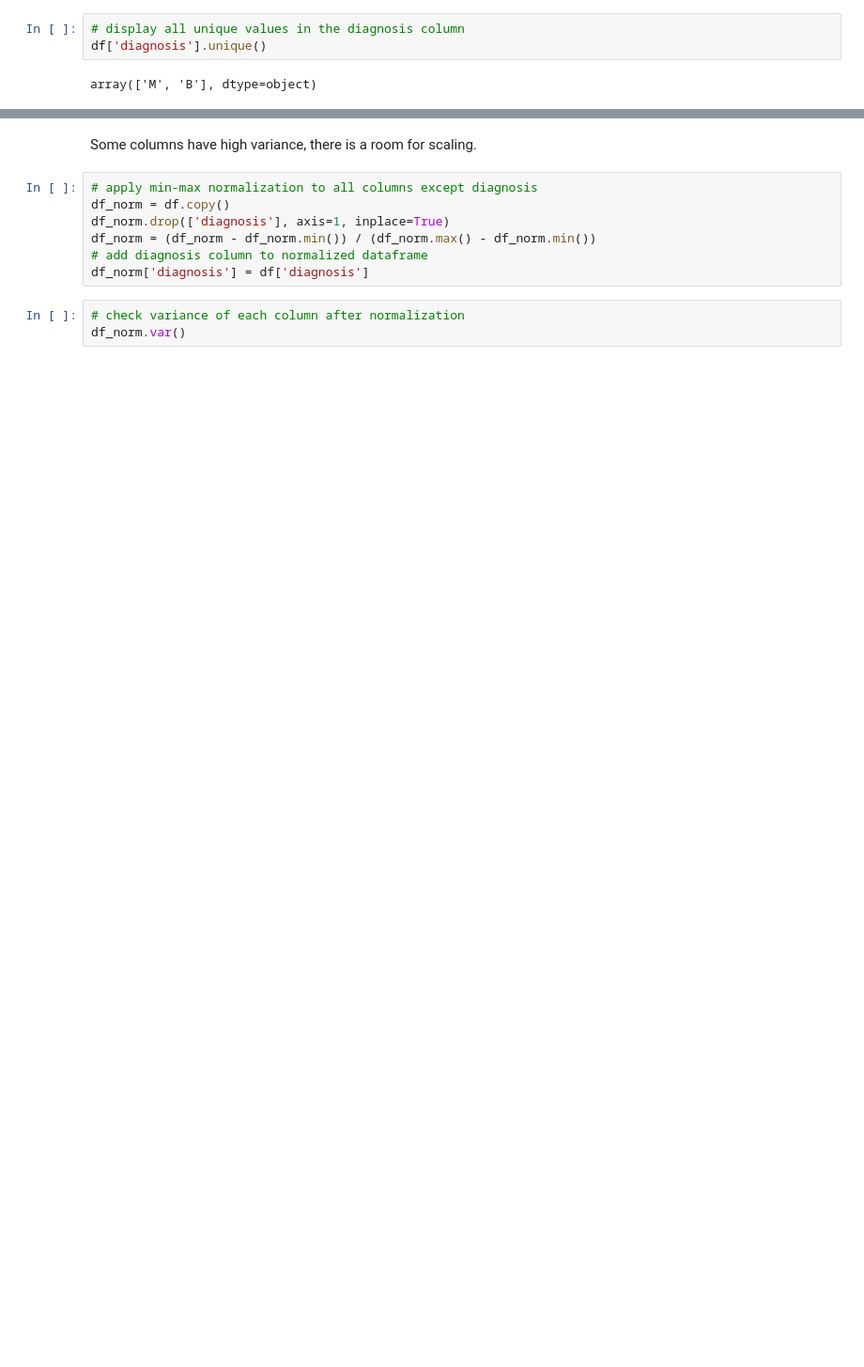
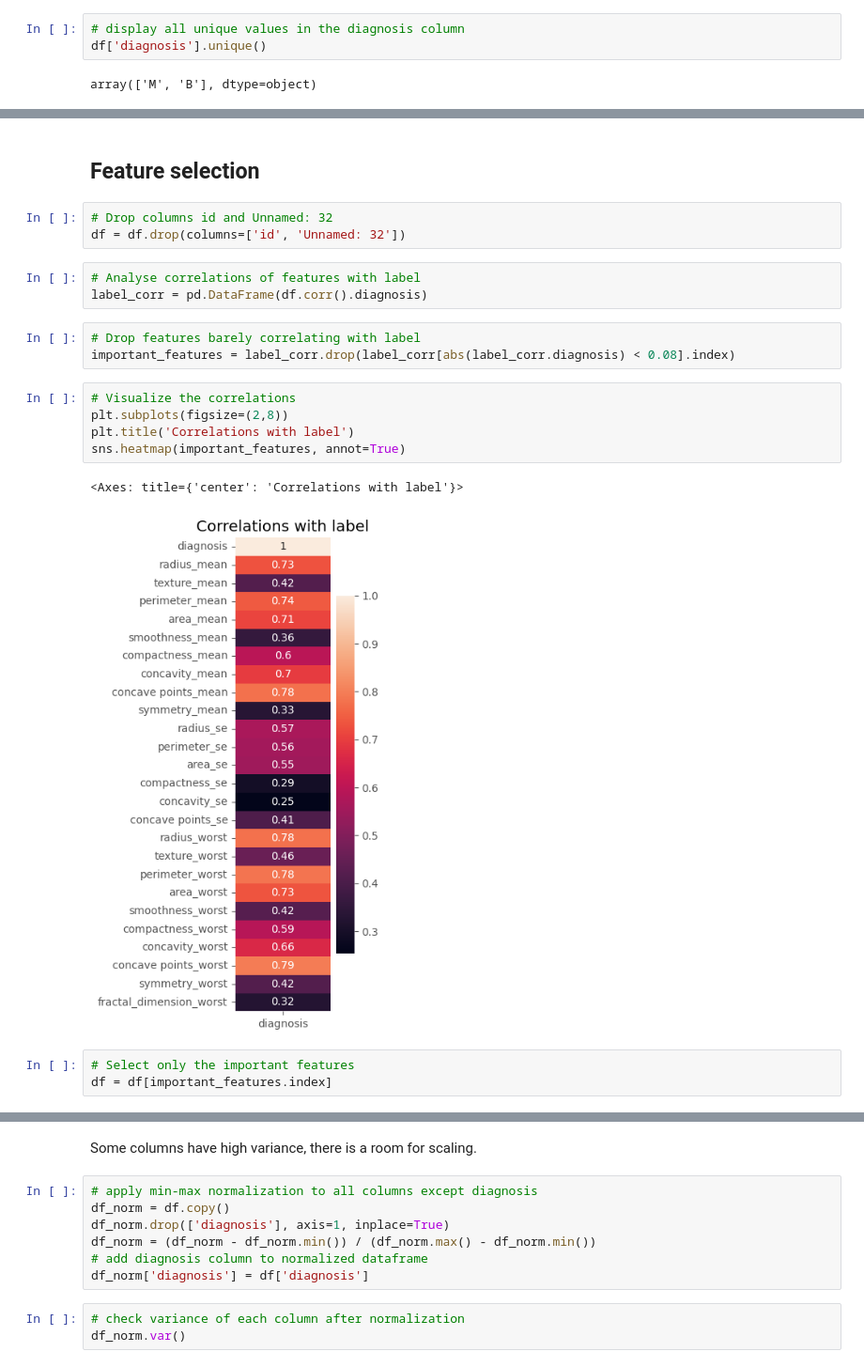
Before and after one commit to OndrejMarvan/DTU_Project, a Jupyter notebook: analysis.ipynb, the cells around one changed output, grey strips where cells are left out. Shown: that part at 94% size. Saved outputs shown, nothing was run; the diff lists cells and outputs as text; blank space fills up the shorter version.

```diff
--- a/analysis.ipynb
+++ b/analysis.ipynb
@@ -56,0 +63,22 @@ Name: diagnosis, dtype: int64
+# %% [markdown]
+## Feature selection
+# %%
+# Drop columns id and Unnamed: 32
+df = df.drop(columns=['id', 'Unnamed: 32'])
+# %%
+# Analyse correlations of features with label
+label_corr = pd.DataFrame(df.corr().diagnosis)
+# %%
+# Drop features barely correlating with label
+important_features = label_corr.drop(label_corr[abs(label_corr.diagnosis) < 0.08].index)
+# %%
+# Visualize the correlations
+plt.subplots(figsize=(2,8))
+plt.title('Correlations with label')
+sns.heatmap(important_features, annot=True)
+# %% [output]
+<Axes: title={'center': 'Correlations with label'}>
+[figure, added]
+# %%
+# Select only the important features
+df = df[important_features.index]
```
Also changed, not shown: parts of 24 cells of this notebook, 1 other file.
